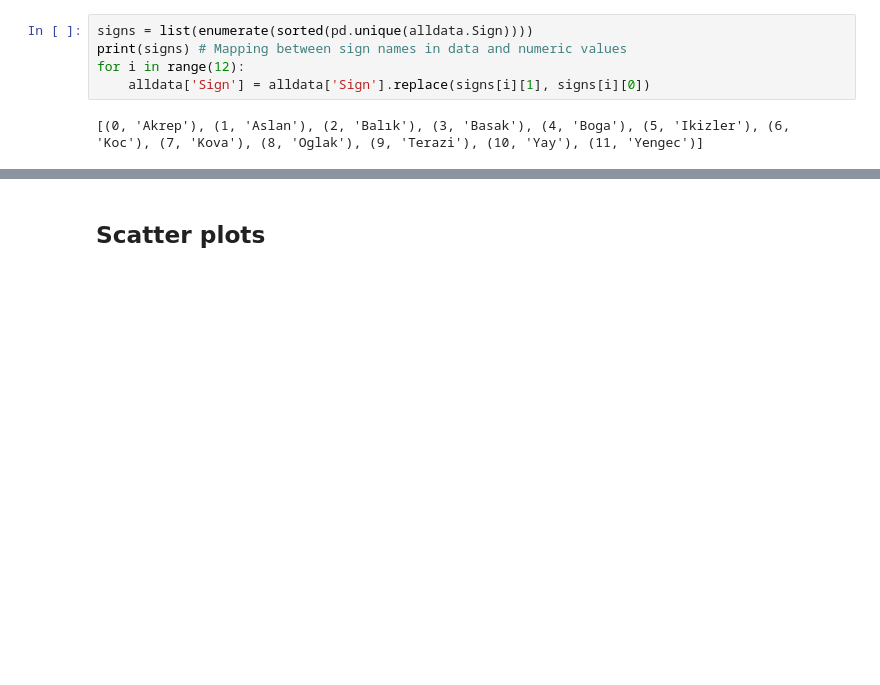
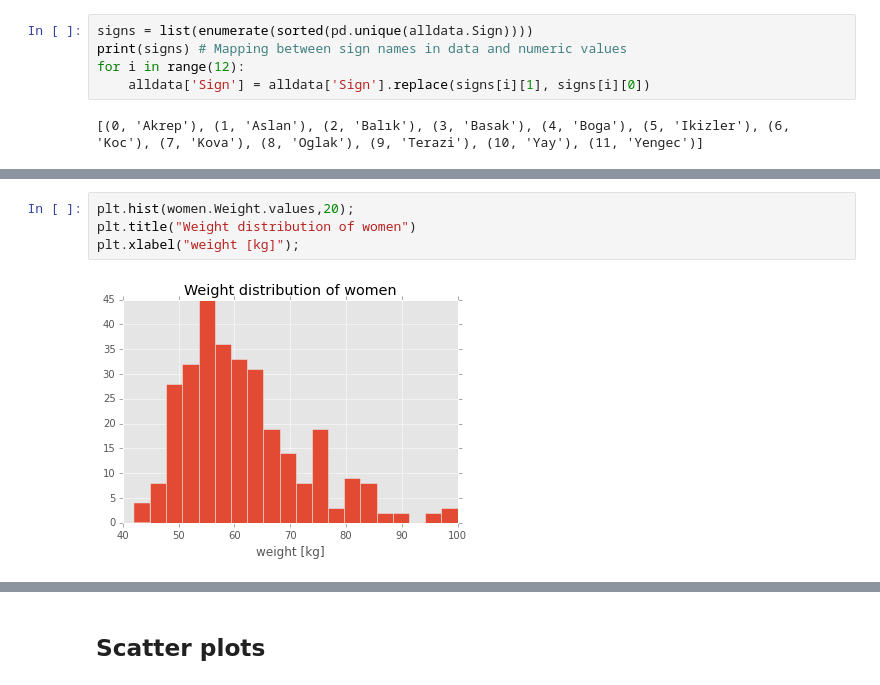
Before and after one commit to mkozturk/notebooks, a Jupyter notebook: (Non)Correlation between zodiac signs and body weight.ipynb, the cells around one changed output, grey strips where cells are left out. Drawn from its saved outputs; the diff is of its cells as text; blank space fills up the shorter version.

```diff
--- a/(Non)Correlation between zodiac signs and body weight.ipynb
+++ b/(Non)Correlation between zodiac signs and body weight.ipynb
@@ -69,0 +87,6 @@ alldata
+# %%
+plt.hist(women.Weight.values,20);
+plt.title("Weight distribution of women")
+plt.xlabel("weight [kg]");
+# %% [output]
+[figure, added]
```
Also changed, not shown: parts of 46 cells of this notebook.
